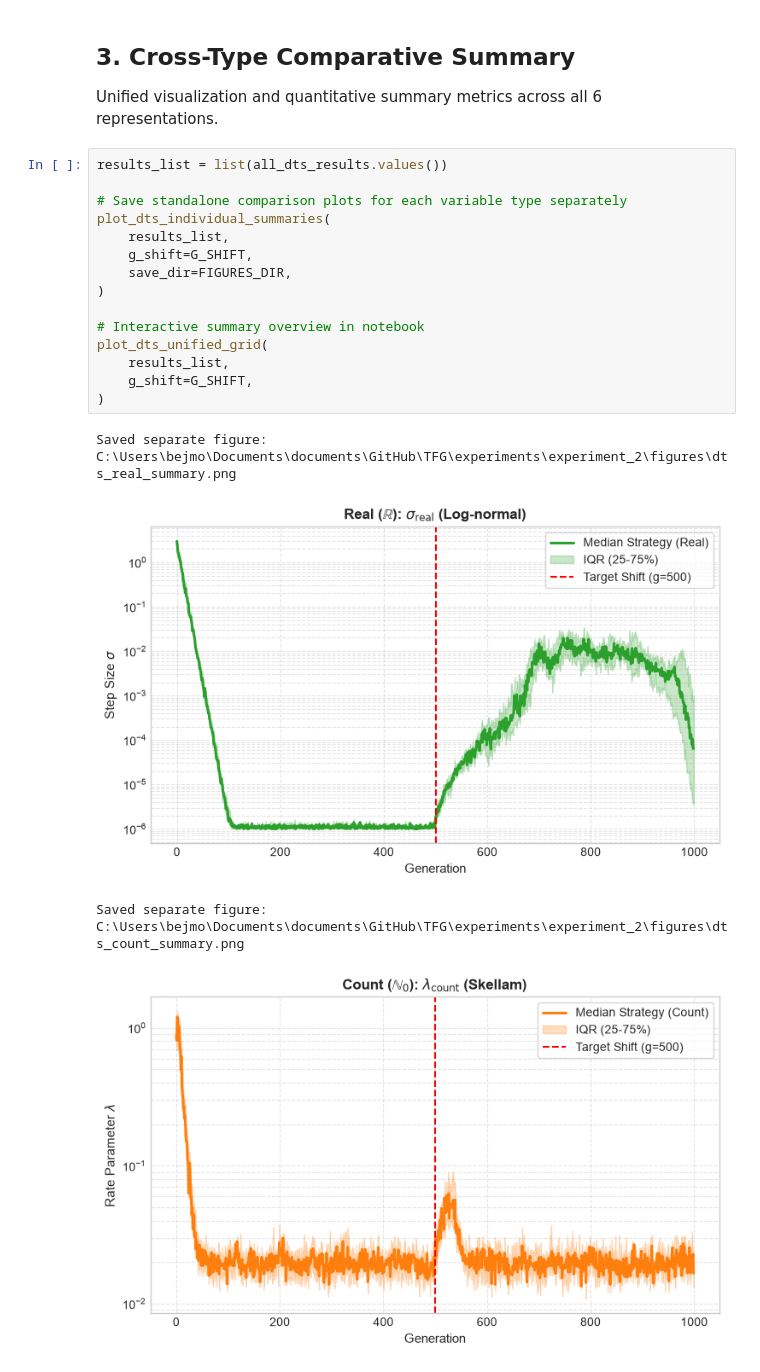
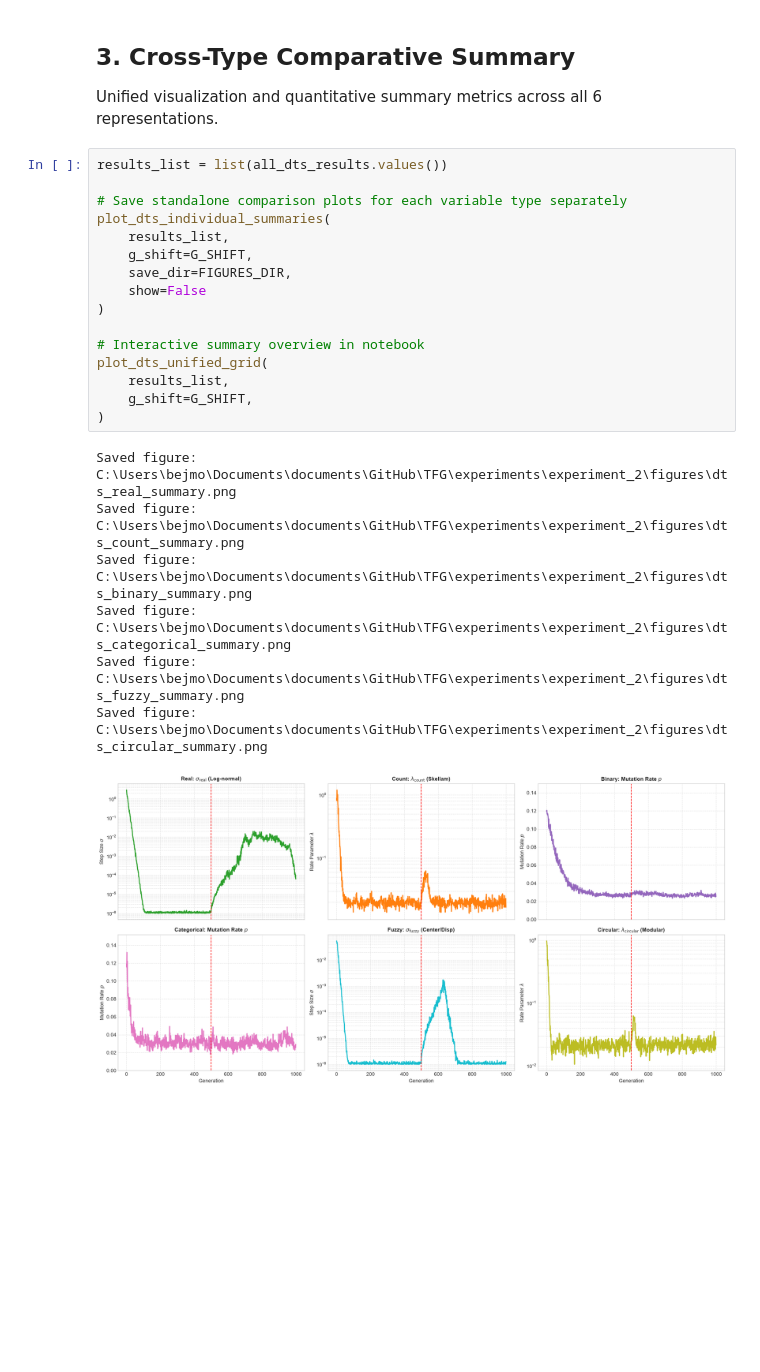
Before and after one commit to Bejmo/generalized-es, a Jupyter notebook: experiments/experiment_2/experiment_2.ipynb, the cells around one changed output. Cells and saved outputs as stored; diff of their text form; blank space fills up the shorter version.

```diff
--- a/experiments/experiment_2/experiment_2.ipynb
+++ b/experiments/experiment_2/experiment_2.ipynb
@@ -302,20 +309,24 @@ Unified visualization and quantitative summary metrics across all 6 representati
 # %%
 results_list = list(all_dts_results.values())
 
 # Save standalone comparison plots for each variable type separately
 plot_dts_individual_summaries(
     results_list,
     g_shift=G_SHIFT,
     save_dir=FIGURES_DIR,
+    show=False
 )
 
 # Interactive summary overview in notebook
 plot_dts_unified_grid(
     results_list,
     g_shift=G_SHIFT,
 )
 # %% [output]
-Saved separate figure: C:\Users\bejmo\Documents\documents\GitHub\TFG\experiments\experiment_2\figures\dts_real_summary.png
+Saved figure: C:\Users\bejmo\Documents\documents\GitHub\TFG\experiments\experiment_2\figures\dts_real_summary.png
+Saved figure: C:\Users\bejmo\Documents\documents\GitHub\TFG\experiments\experiment_2\figures\dts_count_summary.png
+Saved figure: C:\Users\bejmo\Documents\documents\GitHub\TFG\experiments\experiment_2\figures\dts_binary_summary.png
+Saved figure: C:\Users\bejmo\Documents\documents\GitHub\TFG\experiments\experiment_2\figures\dts_categorical_summary.png
+Saved figure: C:\Users\bejmo\Documents\documents\GitHub\TFG\experiments\experiment_2\figures\dts_fuzzy_summary.png
+Saved figure: C:\Users\bejmo\Documents\documents\GitHub\TFG\experiments\experiment_2\figures\dts_circular_summary.png
-[figure, old version]
+[figure, new version]
-Saved separate figure: C:\Users\bejmo\Documents\documents\GitHub\TFG\experiments\experiment_2\figures\dts_count_summary.png
-[figure, removed]
```
Also changed, not shown: parts of 9 cells of this notebook, 16 other files.
